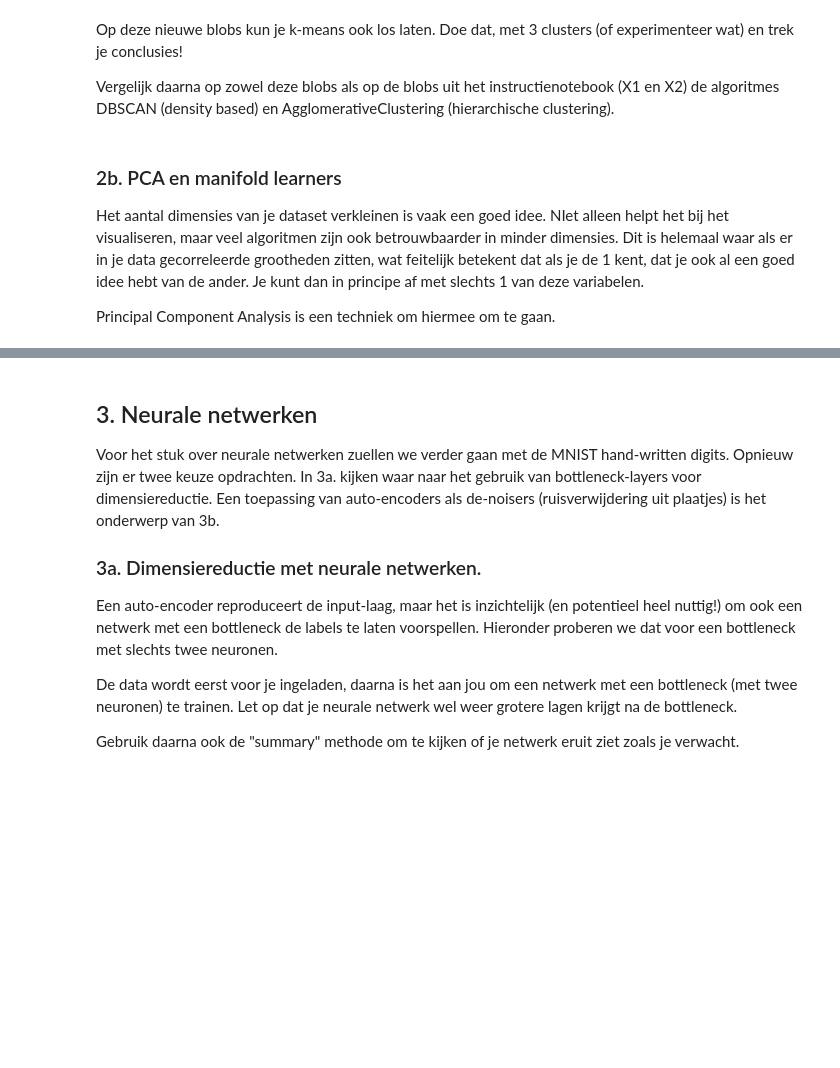
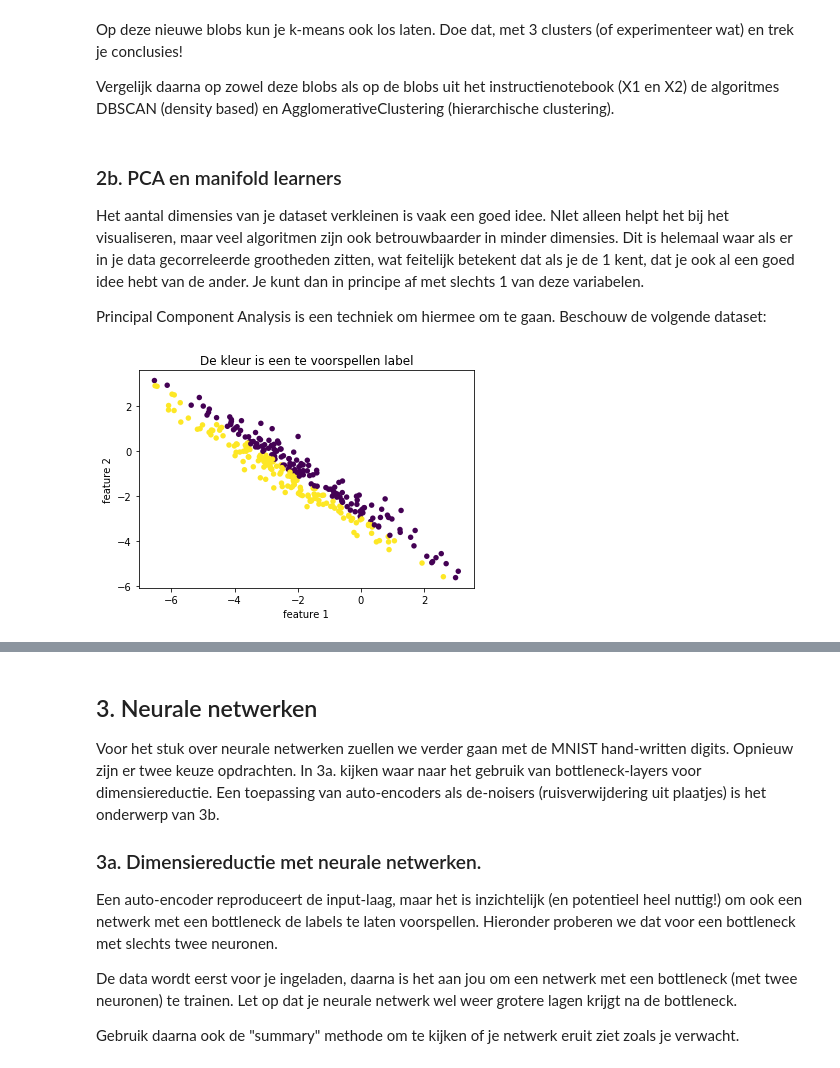
Before and after one commit to harcel/PyDataScienceIntroNL, a Jupyter notebook: Opdrachten_4.ipynb, the cells around one changed output, grey strips where cells are left out. Cells and saved outputs as stored; diff of their text form; code cells hidden in the pictures; blank space fills up the shorter version.

```diff
--- a/Opdrachten_4.ipynb
+++ b/Opdrachten_4.ipynb
@@ -136,4 +136,15 @@ to_include = os.path.join('uitwerkingen', '4-clustering.py')
 ### 2b. PCA en manifold learners
 Het aantal dimensies van je dataset verkleinen is vaak een goed idee. NIet alleen helpt het bij het visualiseren, maar veel algoritmen zijn ook betrouwbaarder in minder dimensies. Dit is helemaal waar als er in je data gecorreleerde grootheden zitten, wat feitelijk betekent dat als je de 1 kent, dat je ook al een goed idee hebt van de ander. Je kunt dan in principe af met slechts 1 van deze variabelen.
 
-Principal Component Analysis is een techniek om hiermee om te gaan.
+Principal Component Analysis is een techniek om hiermee om te gaan. Beschouw de volgende dataset:
+# %%
+rnd = np.random.RandomState(5)
+X_ = rnd.normal(size=(300, 2))
+X_blob = np.dot(X_, rnd.normal(size=(2, 2))) + rnd.normal(size=2)
+y = X_[:, 0] > 0
+plt.scatter(X_blob[:, 0], X_blob[:, 1], c=y, linewidths=0, s=30)
+plt.title("De kleur is een te voorspellen label")
+plt.xlabel("feature 1")
+plt.ylabel("feature 2");
+# %% [output]
+[figure, added]
```
Also changed, not shown: parts of 10 cells of this notebook, 5 other files.
